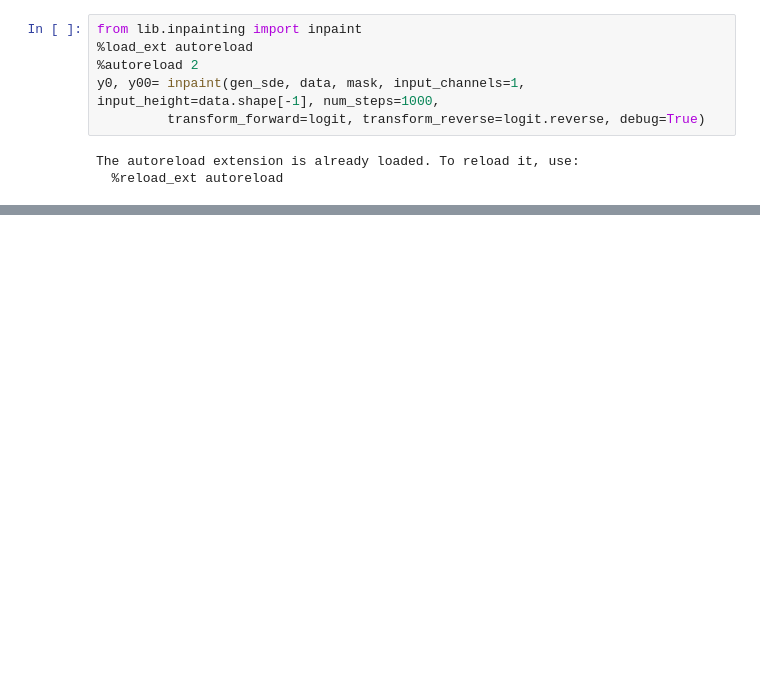
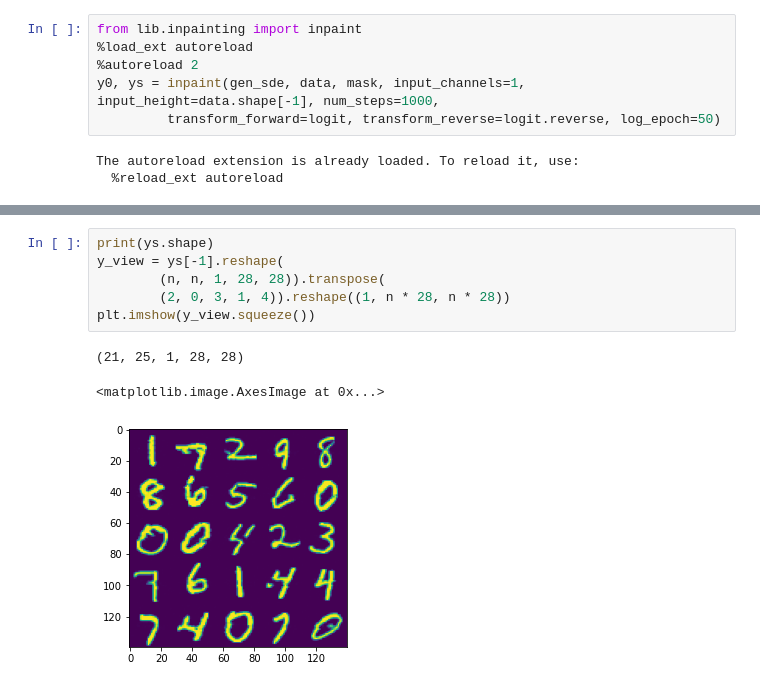
Before and after one commit to TerryLiu2k/bayesian_project, a Jupyter notebook: score.ipynb, the cells around one changed output, grey strips where cells are left out. Cells and saved outputs as stored; diff of their text form; blank space fills up the shorter version.

Commit message:
Uploaded inpainting results.

```diff
--- a/score.ipynb
+++ b/score.ipynb
@@ -57,8 +78,8 @@ torch.Size([2, 1, 28, 28])
 from lib.inpainting import inpaint
 %load_ext autoreload
 %autoreload 2
-y0, y00= inpaint(gen_sde, data, mask, input_channels=1, input_height=data.shape[-1], num_steps=1000,
-         transform_forward=logit, transform_reverse=logit.reverse, debug=True)
+y0, ys = inpaint(gen_sde, data, mask, input_channels=1, input_height=data.shape[-1], num_steps=1000,
+         transform_forward=logit, transform_reverse=logit.reverse, log_epoch=50)
 # %% [output]
 The autoreload extension is already loaded. To reload it, use:
   %reload_ext autoreload
@@ -121,0 +86,10 @@ False
+# %%
+print(ys.shape)
+y_view = ys[-1].reshape(
+        (n, n, 1, 28, 28)).transpose(
+        (2, 0, 3, 1, 4)).reshape((1, n * 28, n * 28))
+plt.imshow(y_view.squeeze())
+# %% [output]
+(21, 25, 1, 28, 28)
+<matplotlib.image.AxesImage at 0x...>
+[figure, added]
```
Also changed, not shown: parts of 5 cells of this notebook, 24 other files.
